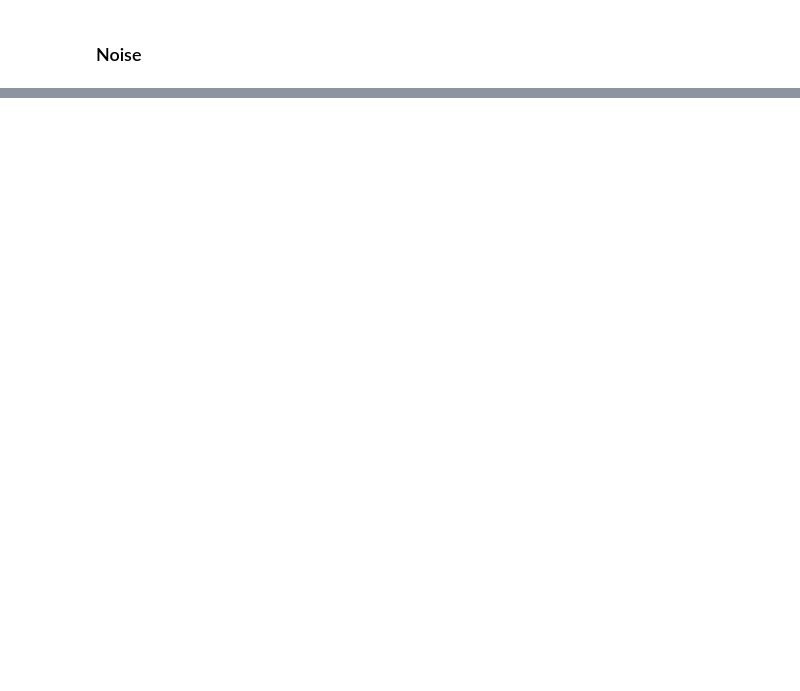
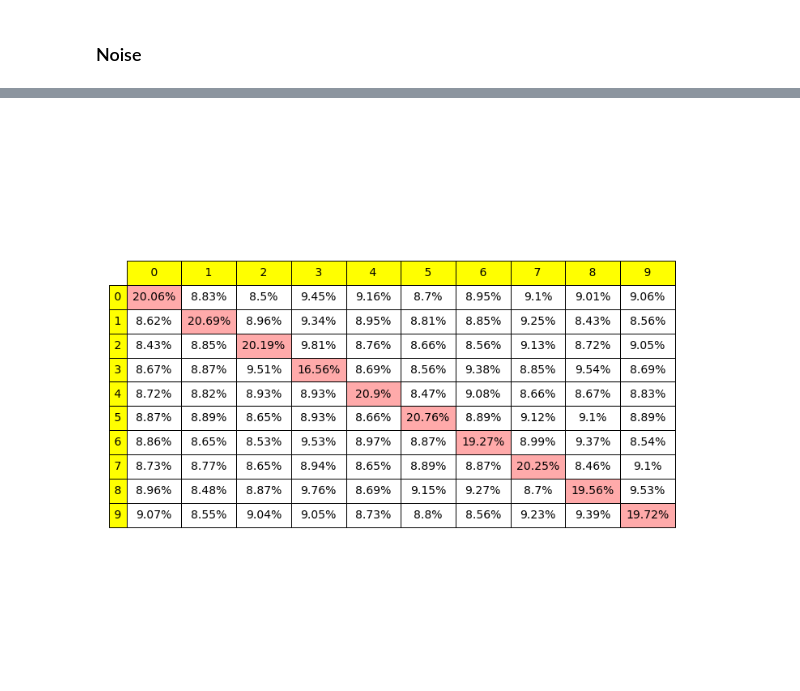
Before and after one commit to Natu17/TPs_SIA, a Jupyter notebook: TP3/TP3.ipynb, the cells around one changed output, grey strips where cells are left out. Cells and saved outputs as stored; diff of their text form; code cells hidden in the pictures; blank space fills up the shorter version.

```diff
--- a/TP3/TP3.ipynb
+++ b/TP3/TP3.ipynb
@@ -840,0 +739,44 @@ print(softmax(np.array([network.feedforward(IN) for IN, OUT in dataset])))
+# %%
+
+def softmax(vector):
+	e = np.exp(vector)
+	return (e / e.sum(axis=1))*100
+matrix = softmax(np.array([network.feedforward(IN) for IN, OUT in dataset]))
+
+matrix =(100*matrix).astype(int)/100
+
+colours = []
+
+for i in range(len(matrix)):
+    row = []
+    for j in range(len(matrix)):
+        if i == j:
+            row.append('#FFAAAA')
+        else:
+            row.append('#FFFFFF')
+    colours.append(row)
+
+matrix  = [ [str(s)+"%" for s in row] for row in matrix]
+
+plt.figure("softmax - number recon", figsize=(10, 10))
+plt.axis("off")
+labels = [f" {i} " for i in range(10)]
+
+t = plt.table(cellText=matrix,
+          loc='center',
+          cellLoc='center',
+            rowLabels=labels,
+            colLabels=labels,
+            rowColours=['#FFFF00'] * 10,
+            colColours=['#FFFF00'] * 10,
+            cellColours=colours,
+          )
+
+t.set_fontsize(20)
+t.scale(1,2)
+
+
+plt.gcf().tight_layout()
+plt.show()
+# %% [output]
+[figure, added]
```
Also changed, not shown: parts of 24 cells of this notebook, 1 other file.
